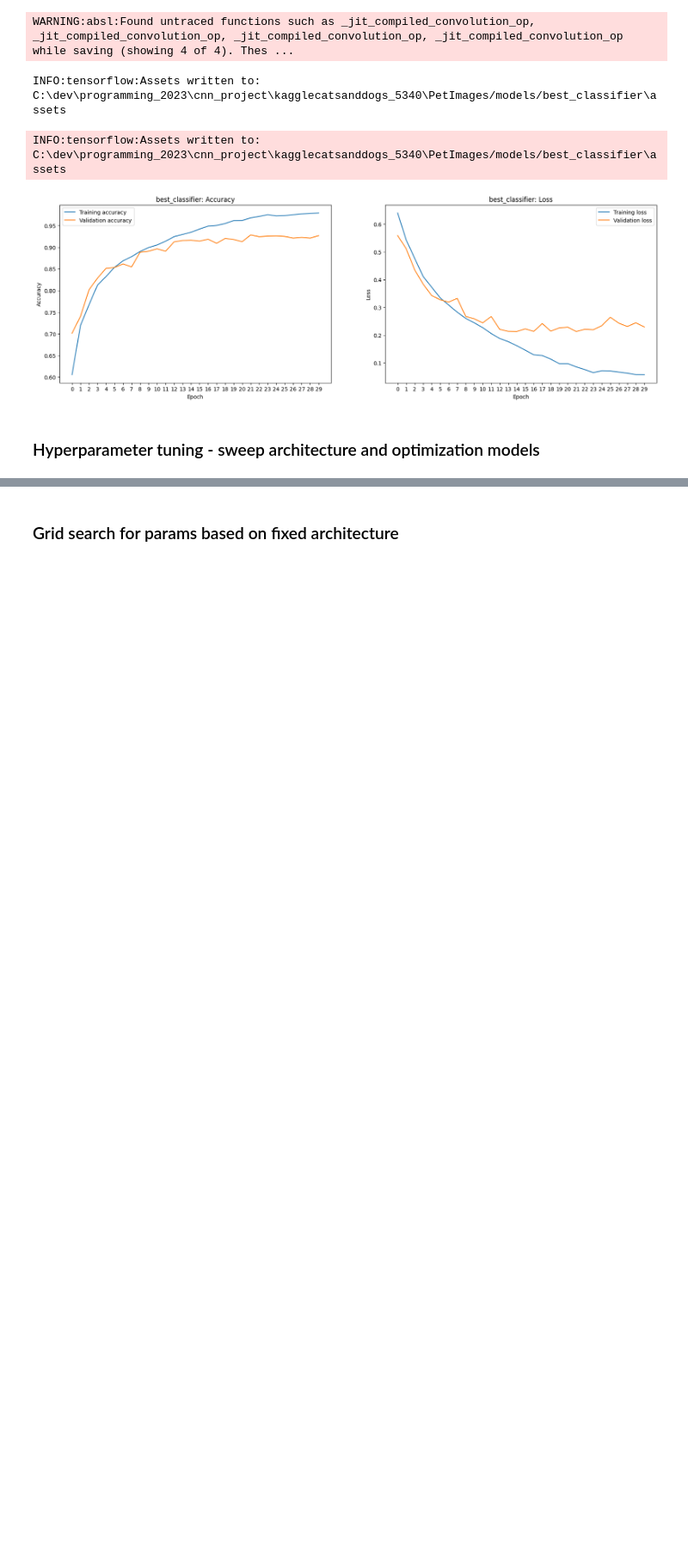
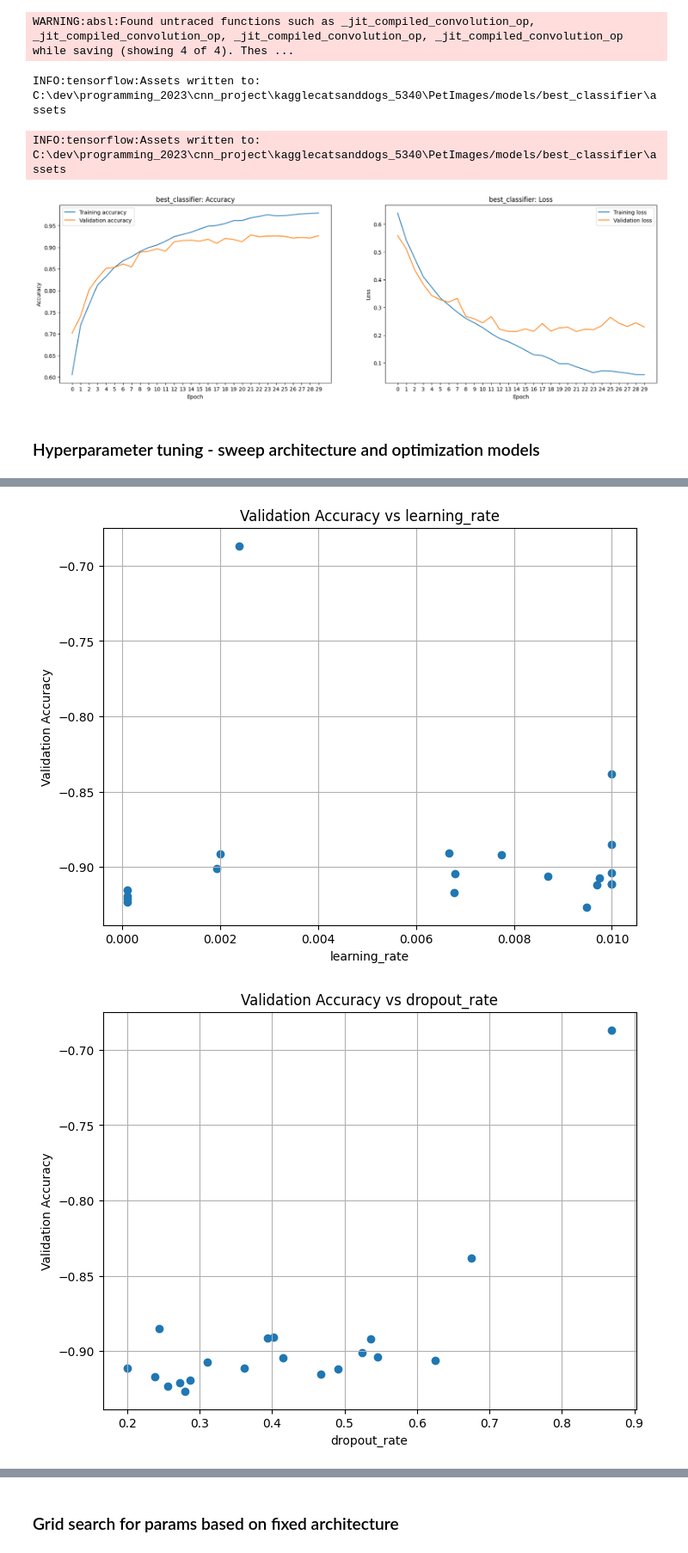
Before and after one commit to nps23/hyperparameter-tuning, a Jupyter notebook: image_classifier.ipynb, the cells around one changed output, grey strips where cells are left out. Shown at 86% size. Cells and saved outputs as stored; diff of their text form; code cells hidden in the pictures; blank space fills up the shorter version.

```diff
--- a/image_classifier.ipynb
+++ b/image_classifier.ipynb
@@ -523,0 +735,21 @@ def grid_search(image_dir, layer_configs, activation_functions, batch_sizes, los
+# %%
+def plot_all_variables_vs_performance(results, param_names):
+    x_iters = results.x_iters
+    y_values = results.func_vals
+
+    for i, variable_name in enumerate(param_names):
+        x_values = [x[i] for x in x_iters]
+
+        plt.figure(figsize=(8, 6))
+        plt.scatter(x_values, y_values)
+        plt.xlabel(variable_name)
+        plt.ylabel('Validation Accuracy')
+        plt.title('Validation Accuracy vs {}'.format(variable_name))
+        plt.grid()
+        plt.show()
+
+param_names = ['learning_rate', 'dropout_rate', 'dense_units', 'batch_size']
+plot_all_variables_vs_performance(result, param_names)
+# %% [output]
+[figure, added]
+[figure, added]
```
Also changed, not shown: parts of 16 cells of this notebook, 1 other file.
